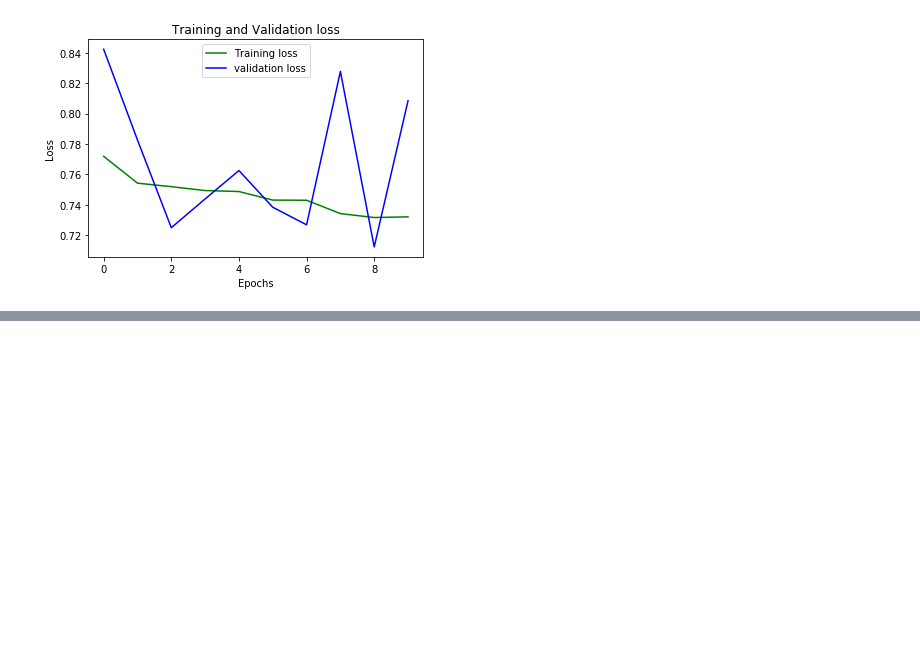
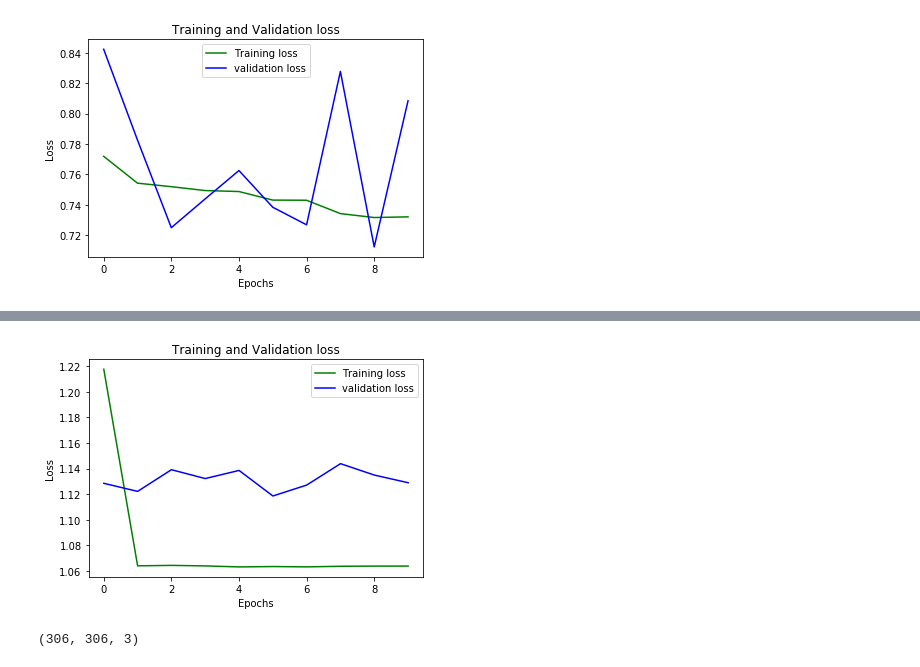
Before and after one commit to NicolasPrr/Inteligentesv2, a Jupyter notebook: more_train.ipynb, the cells around one changed output, grey strips where cells are left out. Saved outputs shown, nothing was run; the diff lists cells and outputs as text; code cells hidden in the pictures; blank space fills up the shorter version.

```diff
--- a/more_train.ipynb
+++ b/more_train.ipynb
@@ -478,0 +543,22 @@ cnn_new= tf.keras.models.load_model('next_to_send/new_model/2020-02-09 06:59:15.
+# %%
+import matplotlib.pyplot as plt
+loss_train = history.history['loss']
+loss_val = history.history['val_loss']
+img = plt.gcf()
+plt.plot(range(0,epochs), loss_train, 'g', label='Training loss')
+plt.plot(range(0,epochs), loss_val, 'b', label='validation loss')
+plt.title('Training and Validation loss')
+plt.xlabel('Epochs')
+plt.ylabel('Loss')
+plt.legend()
+plt.show()
+
+img.savefig('next_to_send/images_new_model/training_lost_fisrt_0.01.png')
+# %% [output]
+[figure, added]
+# %%
+input_shape = (width, height)
+cnn_new = new_model(input_shape, filter_convs, filter_sizes, pool_sizes )
+cnn_new.compile(loss='categorical_crossentropy', optimizer=tf.keras.optimizers.Adam(lr = 0.0001), metrics = ['accuracy', 'mean_squared_error'])
+# %% [output]
+(306, 306, 3)
```
Also changed, not shown: parts of 16 cells of this notebook, 15 other files.
